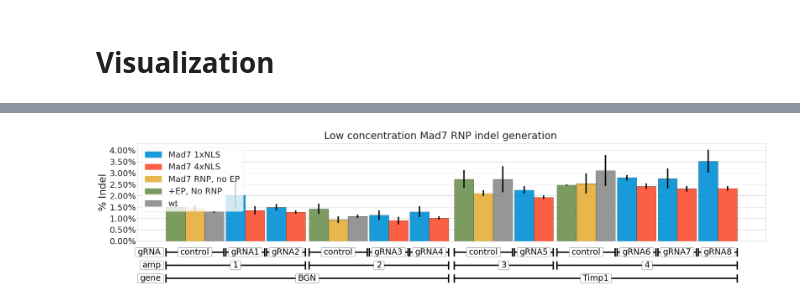
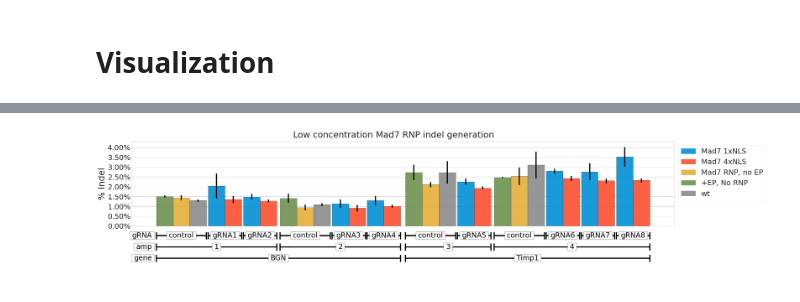
Before and after one commit to cfblaeb/Mad7_CHO_analysis, a Jupyter notebook: data_analysis.ipynb, the cells around one changed output, grey strips where cells are left out. Drawn from its saved outputs; the diff is of its cells as text; code cells hidden in the pictures.

Commit message:
tiny updates for image formatting

```diff
--- a/data_analysis.ipynb
+++ b/data_analysis.ipynb
@@ -461,8 +459,10 @@ def multi_group_bar_chart(df, levels, value, color_dict=None, ax=None):
     This function will take data from a dataframe, group and contrast by certain factors and return a figure.
 
     df: Pandas dataframe containing all the data
-    style: matplotlib style for the figure
-
+    levels: list of column names that will be contrasted
+    value: name of column that will be used as y axis
+    color_dict: can be used to specify colors to be used. dict keys should be values in the last item of "levels"
+    ax: specify an ax to put all this on. If none is given, one will be provided
     """
 
     bar_width = 1
@@ -491,7 +491,7 @@ def multi_group_bar_chart(df, levels, value, color_dict=None, ax=None):
     ax.yaxis.set_major_formatter(PercentFormatter(1))  # and make it percentage formatted
 
     ax.bar(x=xs, height=ys, yerr=y_err, width=bar_width, edgecolor='k', align='edge', alpha=0.9, color=colors)           # draw all the bars
-    ax.legend(handles=[Patch(color=color, alpha=0.9, label=label) for label, color in color_cycler.items()], frameon=True)  # add a legend for colors
+    ax.legend(handles=[Patch(color=color, alpha=0.9, label=label) for label, color in color_cycler.items()], frameon=True, bbox_to_anchor=(1, 1))  # add a legend for colors
 
     _, ym = ax.get_ylim()
     ym /= 13 / plt.rcParams.get('font.size') * 14
@@ -524,8 +524,8 @@ hard_coded_colors = {
 with plt.style.context(["fivethirtyeight", "seaborn-whitegrid",], ):
     plt.rcParams.update({'font.size':25})
     f, axs = plt.subplots(2, 1, figsize=(30,13))
-    axa = multi_group_bar_chart(df[(df.amp.isin([1, 2]) & (df.RNP) & (df.enzyme!='Cas9') & (df.conc!='low') & (df.cell=='CHO-S'))], ['gene', 'amp', 'gRNA', 'CRISPR'], '%Indel', color_dict=hard_coded_colors, ax=axs[0])
-    axb = multi_group_bar_chart(df[(df.amp.isin([3, 4]) & (df.RNP) & (df.enzyme!='Cas9') & (df.conc!='low') & (df.cell=='CHO-S'))], ['gene', 'amp', 'gRNA', 'CRISPR'], '%Indel', color_dict=hard_coded_colors, ax=axs[1])
+    axa = multi_group_bar_chart(df[(df.amp.isin([1, 2])) & (df.RNP) & (df.enzyme!='Cas9') & (df.conc!='low') & (df.cell=='CHO-S')], ['gene', 'amp', 'gRNA', 'CRISPR'], '%Indel', color_dict=hard_coded_colors, ax=axs[0])
+    axb = multi_group_bar_chart(df[(df.amp.isin([3, 4])) & (df.RNP) & (df.enzyme!='Cas9') & (df.conc!='low') & (df.cell=='CHO-S')], ['gene', 'amp', 'gRNA', 'CRISPR'], '%Indel', color_dict=hard_coded_colors, ax=axs[1])
     f.suptitle("High concentration Mad7 RNP indel generation")
     plt.tight_layout()
     f.savefig("figs/fig1.svg", facecolor='w', bbox_inches="tight")
@@ -536,8 +583,8 @@ with plt.style.context(["fivethirtyeight", "seaborn-whitegrid",], ):
 # %%
 with plt.style.context(["fivethirtyeight", "seaborn-whitegrid",], ):
     plt.rcParams.update({'font.size':25})
-    ax = multi_group_bar_chart(df[(df.amp.isin([1, 2, 3, 4]) & (df.RNP) & (df.enzyme!='Cas9') & (df.conc!='high') & (df.cell=='CHO-S'))], ['gene', 'amp', 'gRNA', 'CRISPR'], '%Indel', color_dict=hard_coded_colors)
+    ax = multi_group_bar_chart(df[(df.amp.isin([1, 2, 3, 4])) & (df.RNP) & (df.enzyme!='Cas9') & (df.conc!='high') & (df.cell=='CHO-S')], ['gene', 'amp', 'gRNA', 'CRISPR'], '%Indel', color_dict=hard_coded_colors)
     plt.gcf().suptitle("Low concentration Mad7 RNP indel generation")
-    plt.gcf().savefig("figs/S1.svg", facecolor='w', bbox_inches="tight")
+    plt.gcf().savefig("figs/S2.svg", facecolor='w', bbox_inches="tight")
 # %% [output]
-[figure, old version]
+[figure, new version]
```
Also changed, not shown: parts of 18 cells of this notebook.
